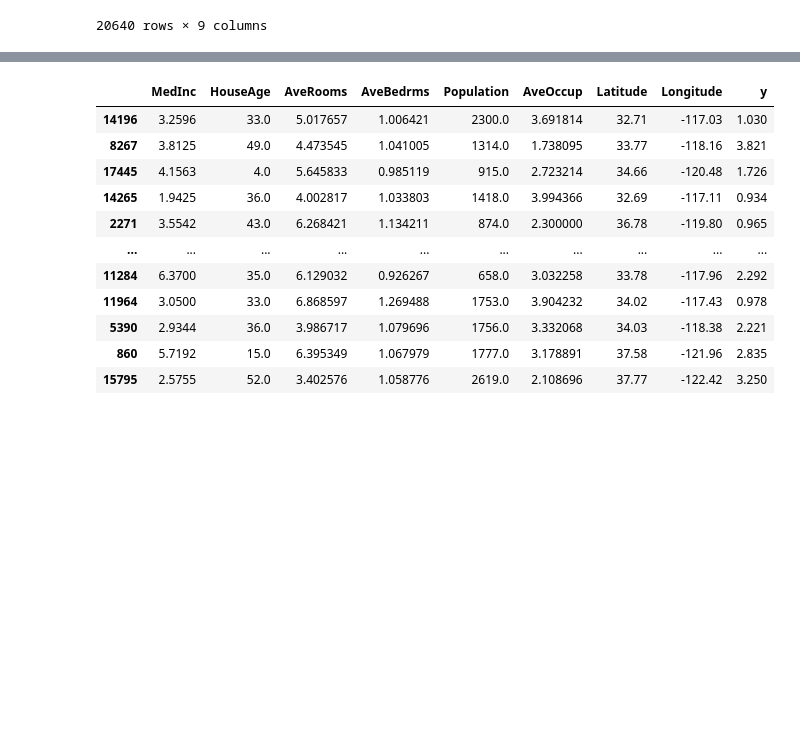
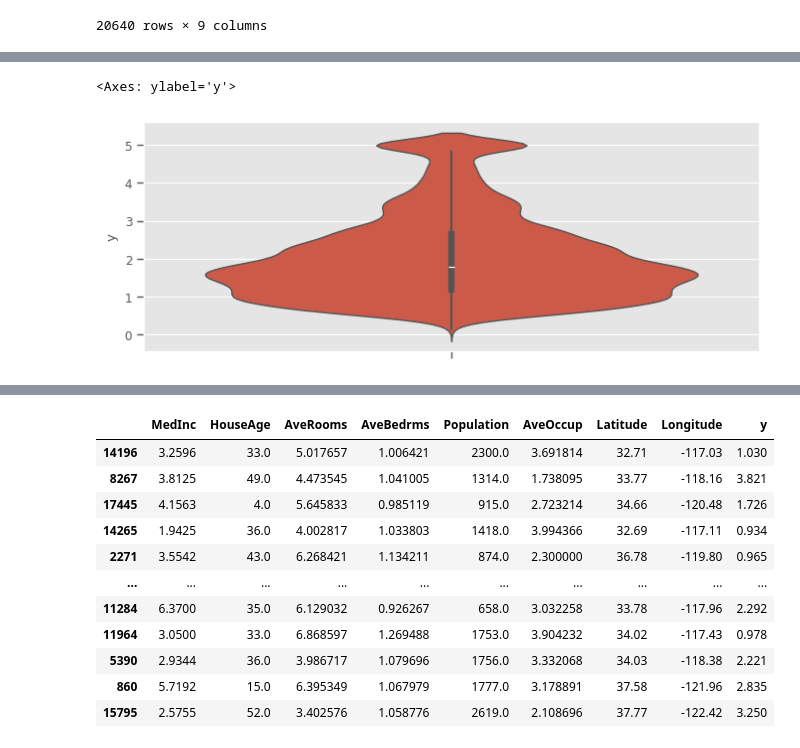
Before and after one commit to ivtipm/ML, a Jupyter notebook: plans/AI_intro_2026/examples/house_price_predict.ipynb, the cells around one changed output, grey strips where cells are left out. Cells and saved outputs as stored; diff of their text form; code cells hidden in the pictures; blank space fills up the shorter version.

```diff
--- a/plans/AI_intro_2026/examples/house_price_predict.ipynb
+++ b/plans/AI_intro_2026/examples/house_price_predict.ipynb
@@ -60,0 +98,6 @@ seaborn.histplot( df0['y'] )
+# %%
+plt.figure( figsize = ( 8, 3 ) )
+seaborn.violinplot(  df0['y'], orient = 'v' )
+# %% [output]
+<Axes: ylabel='y'>
+[figure, added]
```
Also changed, not shown: parts of 10 cells of this notebook.
